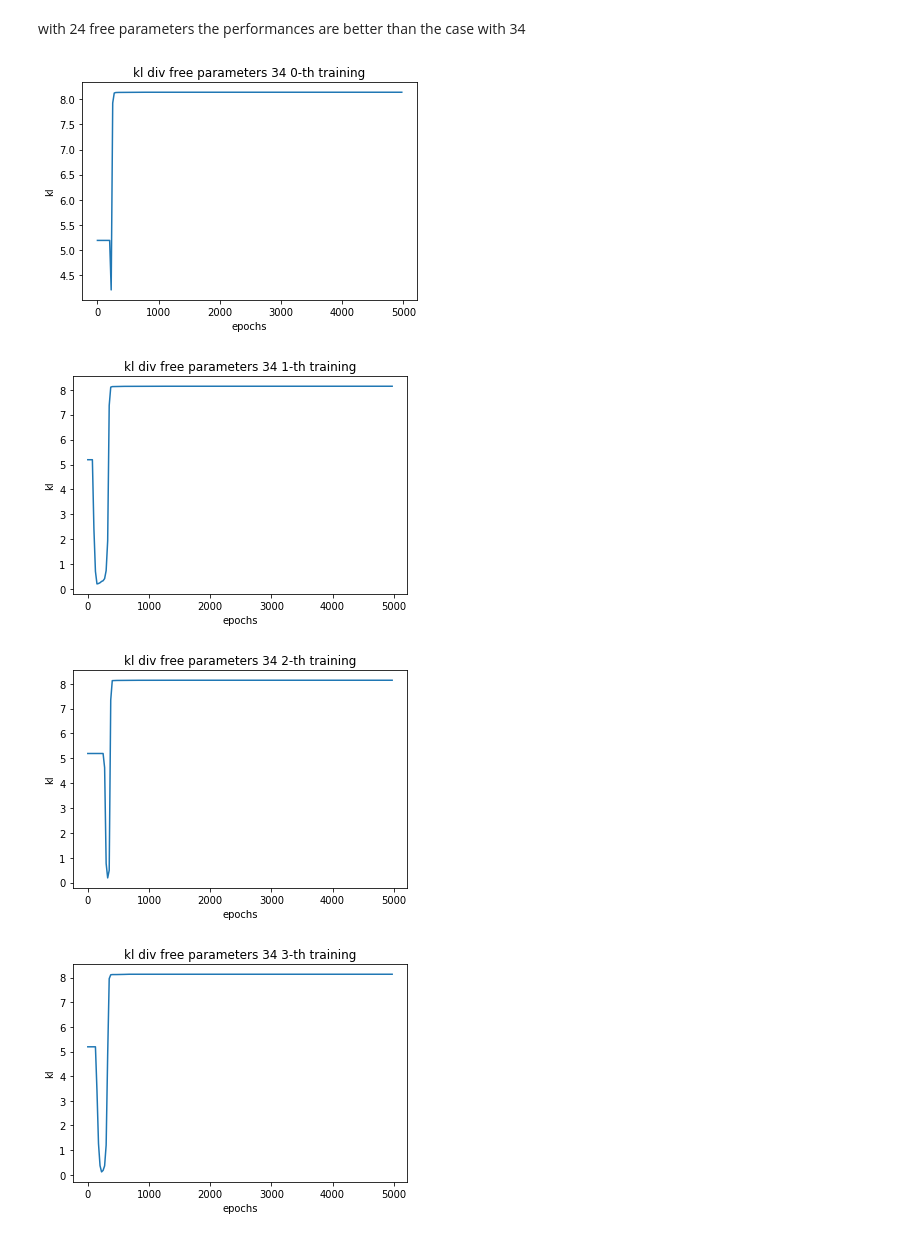
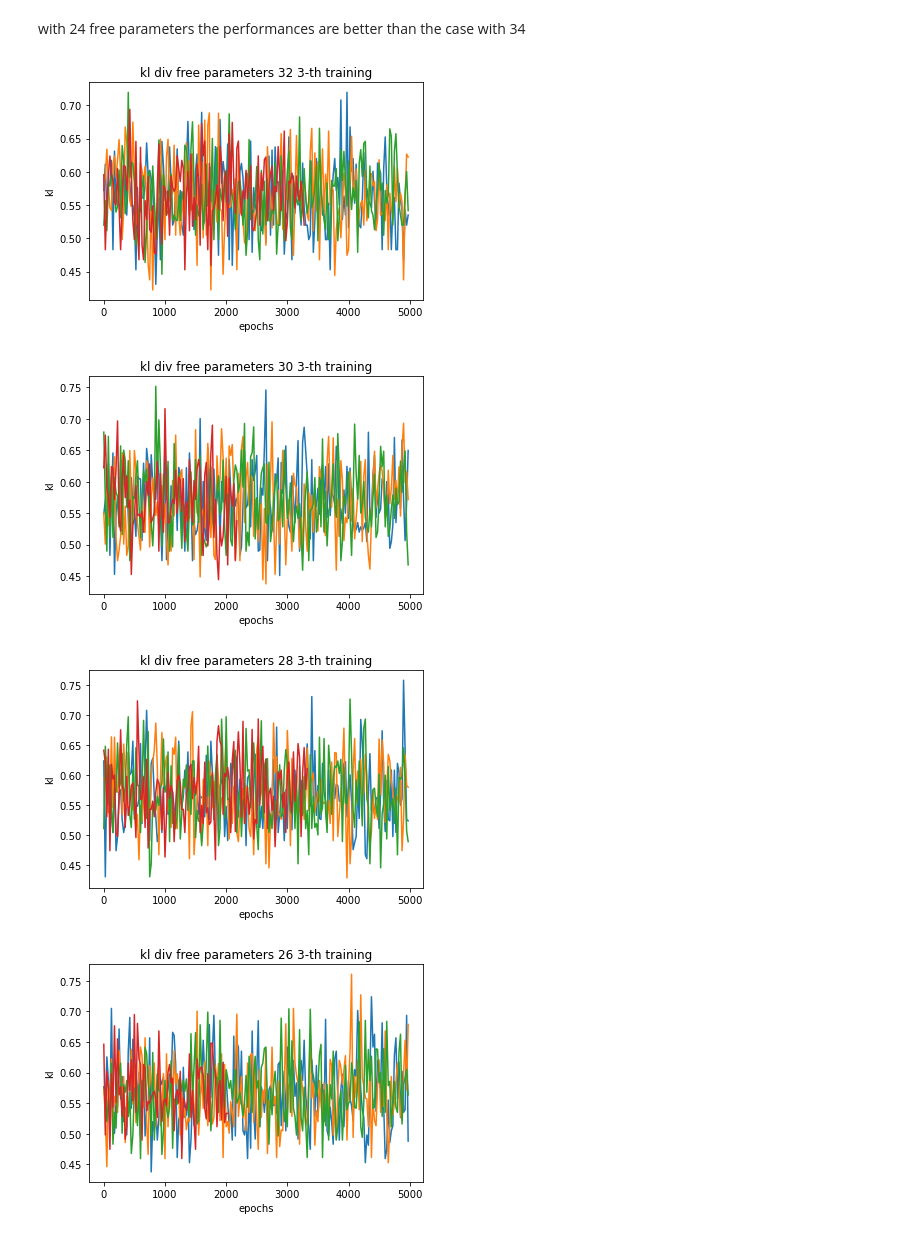
Before and after one commit to Edoardo-Pedicillo/Tesi_magistrale, a Jupyter notebook: LHC/LHC results.ipynb, the cells around one changed output. Drawn from its saved outputs; the diff is of its cells as text; code cells hidden in the pictures.

```diff
--- a/LHC/LHC results.ipynb
+++ b/LHC/LHC results.ipynb
@@ -272,20 +270,21 @@ Text(0, 0.5, 'kl div')
 with 24 free parameters the performances are better than the case with 34
 # %%
 
-for i in range(0,34,2):
+for i in range(2,34,2):
 
     for j in range (4):
 
-        kl=np.loadtxt(f"KLdiv_LHC_s_3_3_2_10000_128_0.5_{i}_{j}")
+        kl=np.loadtxt(f"KLdiv_LHC_s_3_3_2_10000_128_0.1_{i}_{j}")
+        #print(kl)
         plt.title(f"kl div free parameters {34-i} {j}-th training")
         epochs=[i*25 for i in range(len(kl))]
 
         plt.plot(epochs,kl)
         plt.xlabel("epochs")
         plt.ylabel("kl")
-        plt.show()
+    plt.show()
 # %% [output]
-[figure, old version]
+[figure, new version]
-[figure, old version]
+[figure, new version]
-[figure, old version]
+[figure, new version]
-[figure, old version]
+[figure, new version]
```
Also changed, not shown: parts of 7 cells of this notebook, 3 other files.
